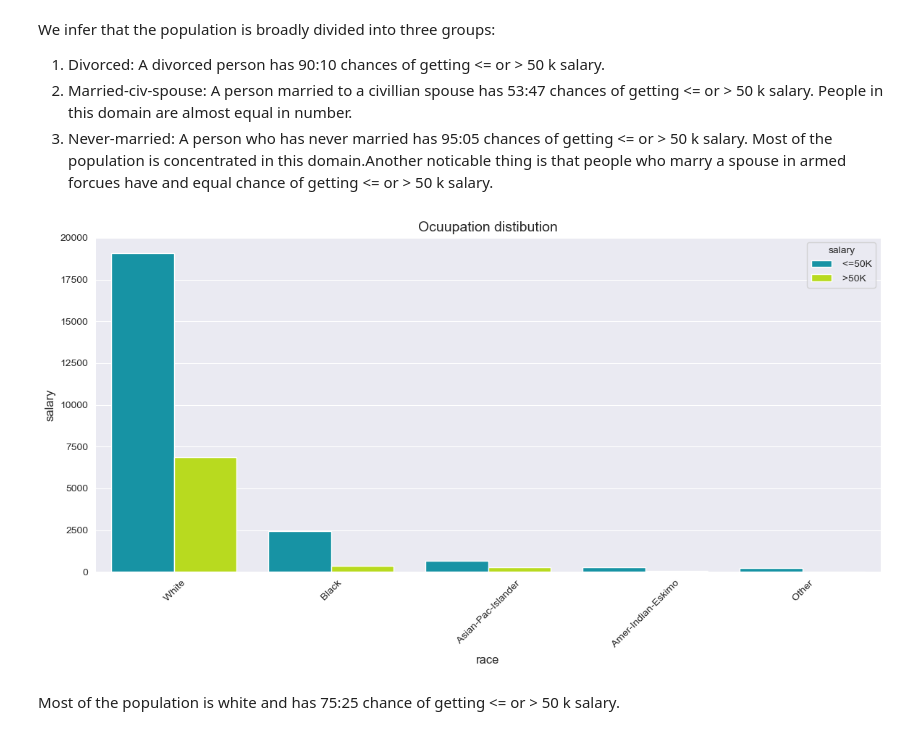
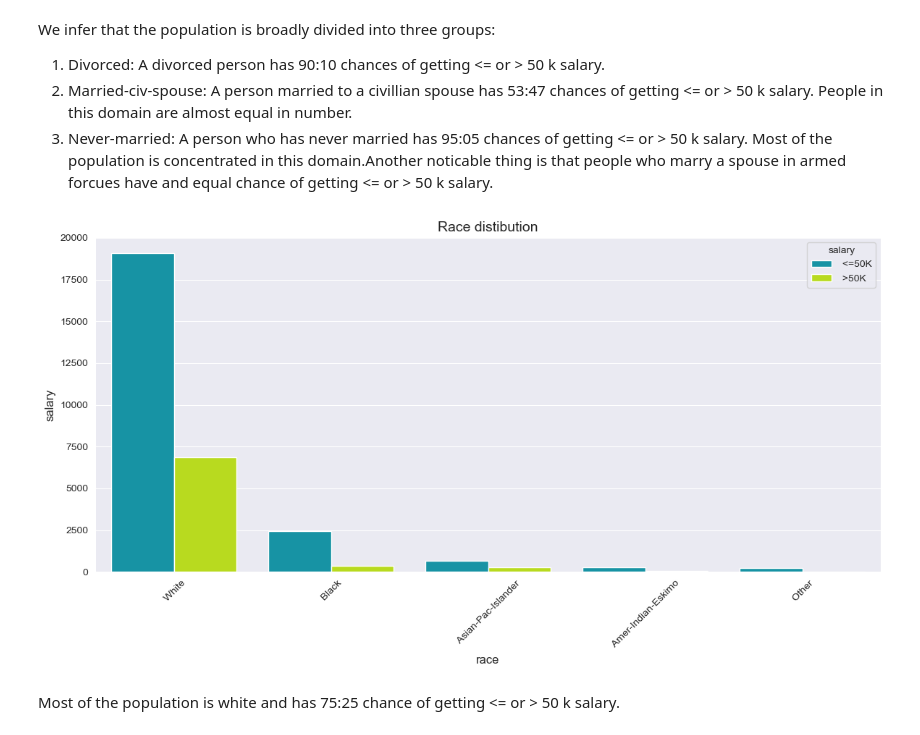
Before and after one commit to Pritamchaudhari5/ML_Internship_Project__Adult_Census_Income_Prediction, a Jupyter notebook: Notebook/EDA_and_model_bulding.ipynb, the cells around one changed output. Cells and saved outputs as stored; diff of their text form; code cells hidden in the pictures.

```diff
--- a/Notebook/EDA_and_model_bulding.ipynb
+++ b/Notebook/EDA_and_model_bulding.ipynb
@@ -308,8 +309,8 @@ for i in range(0, len(cat_col)):
 # %% [output]
 "\nplt.suptitle('Univariate Analysis of Categorical Features', fontsize=20, fontweight='bold', alpha=0.8, y=1.)\nfor i in range(0, len(cat_col)):\n    plt.figure(figsize=(40, 50))\n    plt.subplot(8,  ...
 # %%
-for i in categorical_columns:
-    df[i] = df[i].astype('category')
+# for i in categorical_columns:
+  #  df[i] = df[i].astype('category')
 # %%
 df.corr()
 # %% [output]
@@ -396,7 +405,7 @@ We infer that the population is broadly divided into three groups:
 # %%
-plot_cat(df, 'race', 'race', 'salary', 'Ocuupation distibution')
+plot_cat(df, 'race', 'race', 'salary', 'Race distibution')
 # %% [output]
-[figure, old version]
+[figure, new version]
 # %% [markdown]
 Most of the population is white and has 75:25 chance of getting <= or > 50 k salary.
 # %%
```
Also changed, not shown: parts of 39 cells of this notebook, 2 other files.
